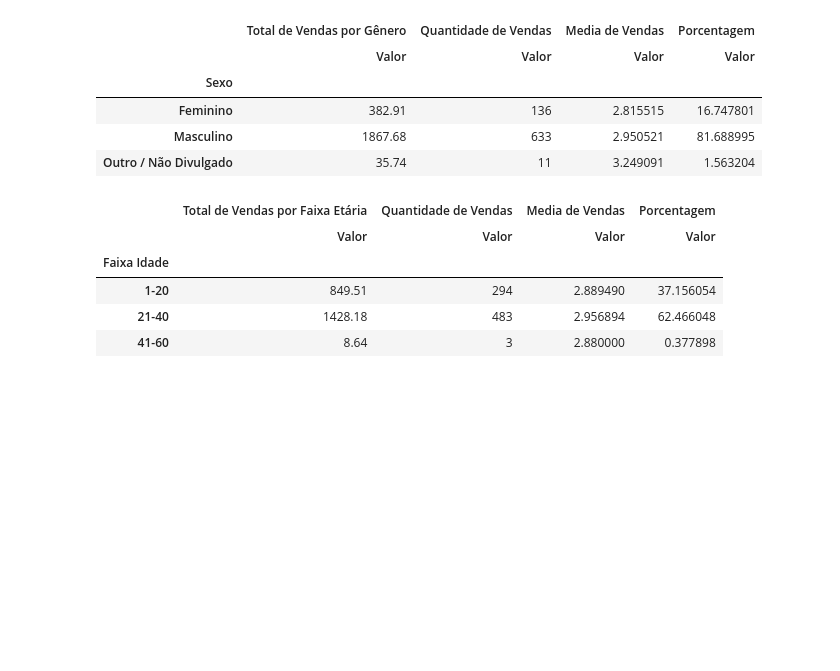
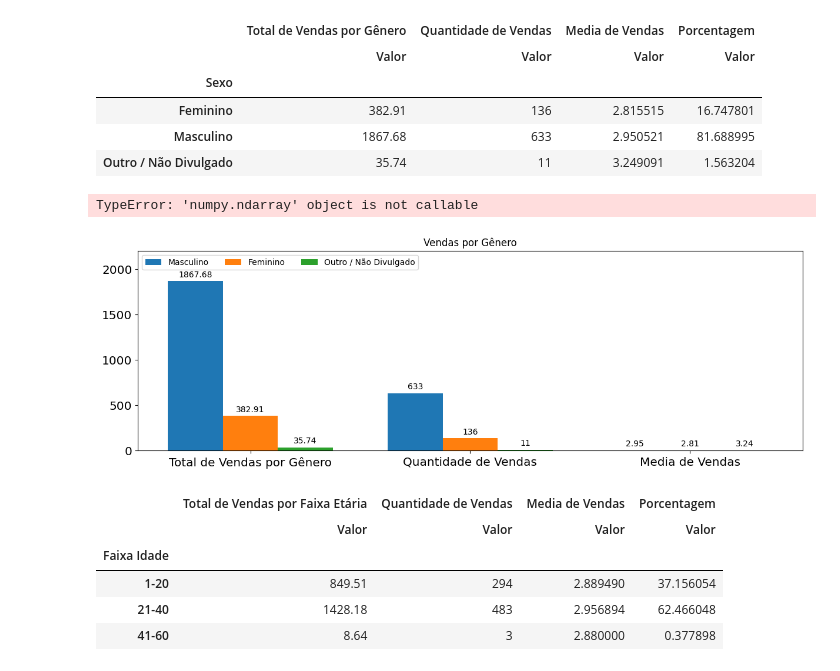
Before and after one commit to Paulophpm/E-commerce_Analytics, a Jupyter notebook: Solução.ipynb, the cells around one changed output. Saved outputs shown, nothing was run; the diff lists cells and outputs as text; code cells hidden in the pictures; blank space fills up the shorter version.

```diff
--- a/Solução.ipynb
+++ b/Solução.ipynb
@@ -132,34 +124,60 @@ display(genero)
 | Feminino | 382.91 | 136 | 2.815515 | 16.747801 |
 | Masculino | 1867.68 | 633 | 2.950521 | 81.688995 |
 | Outro / Não Divulgado | 35.74 | 11 | 3.249091 | 1.563204 |
+# %%
+# colocar um for para fazer 4 Plots
+
+# colocar algum plot com graficos
+v0 = total_gen.v
+#v1 =
+#v2 =
+
+data_p = {'Feminino': 10, 'Masculino': 15, 'Outro': 5}
+names = ["Feminino","Masculino","Outro"]
+#names = list(data_p.keys())
+values = list(data_p.values())
+
+fig, axs = plt.subplots(1, 3, figsize=(12, 4), sharey=True)
+axs[0].bar(names, vo) # Primeiro eixo do Plot
+
+axs[1].scatter(names, values) # segundo eixo do plot
+
+axs[2].plot(names, values) # terceito eixo do plot
+
+fig.suptitle('Vendas por Gênero') # Título do Plot
+# %% [output]
+TypeError: 'numpy.ndarray' object is not callable
 # %%
-# Plot
+# Plot # FInalizar configuração
 # data from https://allisonhorst.github.io/palmerpenguins/
 
-species = ("Feminino", "Masculino", "Outro / Não Divulgado")
-penguin_means = {
-    'Bill Depth': (18.35, 18.43, 14.98),
-    'Bill Length': (38.79, 48.83, 47.50),
-    'Flipper Length': (189.95, 195.82, 217.19),
+leg = ("Total de Vendas por Gênero", "Quantidade de Vendas", "Media de Vendas")
+legdata = {
+    'Masculino': (1867.68,633,2.95),
+    'Feminino': (382.91,136,2.81),
+    'Outro / Não Divulgado': (35.74,11,3.24),
 }
 
-x = np.arange(len(species))  # the label locations
-width = 0.25  # the width of the bars
+x = np.arange(len(leg))  # local das legendas
+width = 0.25  # tamanho das barras
 multiplier = 0
 
 fig, ax = plt.subplots(layout='constrained')
 
-for attribute, measurement in penguin_means.items():
+for attribute, measurement in legdata.items():
     offset = width * multiplier
     rects = ax.bar(x + offset, measurement, width, label=attribute)
     ax.bar_label(rects, padding=3)
     multiplier += 1
 
+
 # Add some text for labels, title and custom x-axis tick labels, etc.
-ax.set_ylabel('Length (mm)')
-ax.set_title('Penguin attributes by species')
-ax.set_xticks(x + width, species)
+# ax.set_ylabel('valor')
+ax.set_title('Vendas por Gênero') # Tìtulo do Gráfico
+ax.set_xticks(x + width, leg)
 ax.legend(loc='upper left', ncols=3)
-ax.set_ylim(0, 250)
+ax.set_ylim(0, 2200) # faixa do eixo y do valor
 
 plt.show()
+# %% [output]
+[figure, added]
```
Also changed, not shown: parts of 14 cells of this notebook, 1 other file.
